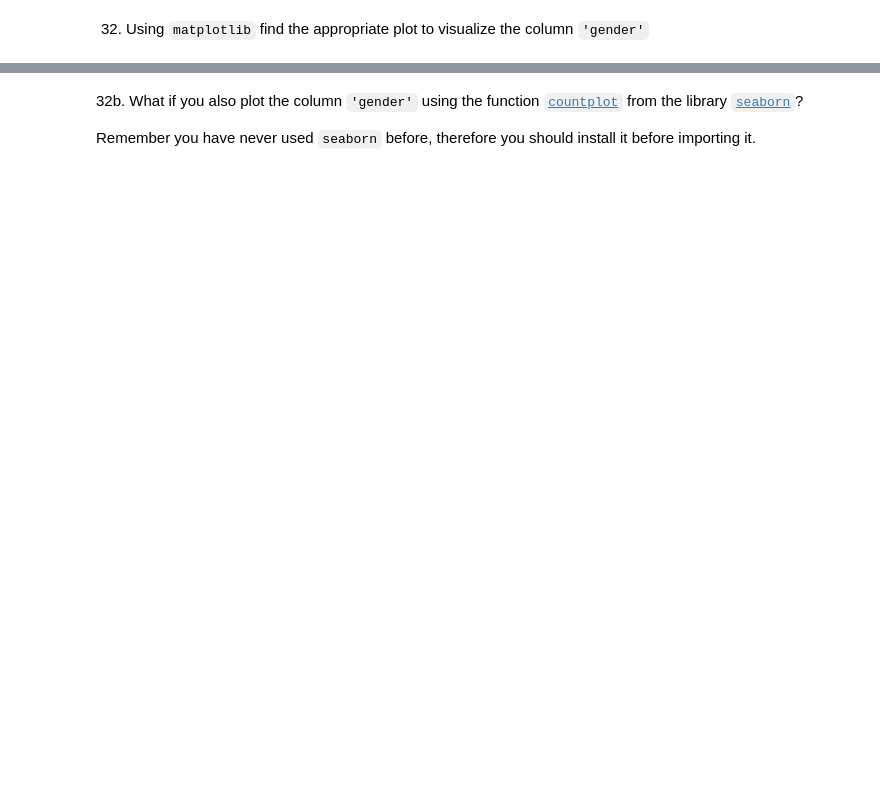
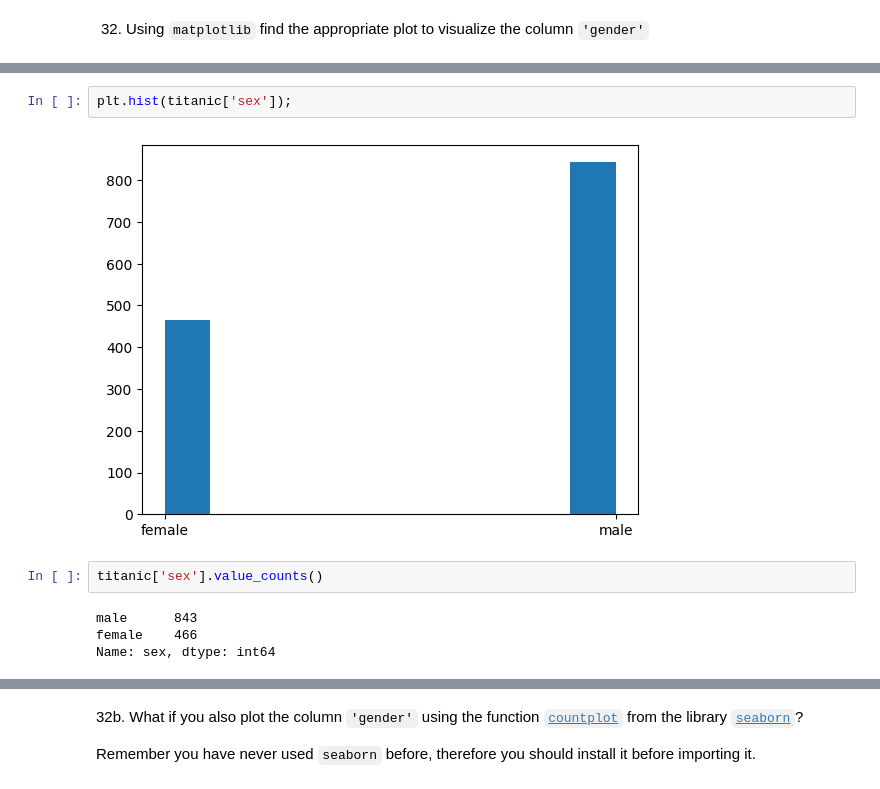
Before and after one commit to MNievas12/2402_dsft_thebridge, a Jupyter notebook: 2-Data_Analysis/2-Pandas/Practica/7-Titanic/Titanic-exercise.ipynb, the cells around one changed output, grey strips where cells are left out. Saved outputs shown, nothing was run; the diff lists cells and outputs as text; blank space fills up the shorter version.

```diff
--- a/2-Data_Analysis/2-Pandas/Practica/7-Titanic/Titanic-exercise.ipynb
+++ b/2-Data_Analysis/2-Pandas/Practica/7-Titanic/Titanic-exercise.ipynb
@@ -100,0 +701,10 @@ Hint: There were two people with the same name, who?
+# %%
+plt.hist(titanic['sex']);
+# %% [output]
+[figure, added]
+# %%
+titanic['sex'].value_counts()
+# %% [output]
+male      843
+female    466
+Name: sex, dtype: int64
```
Also changed, not shown: parts of 77 cells of this notebook.
